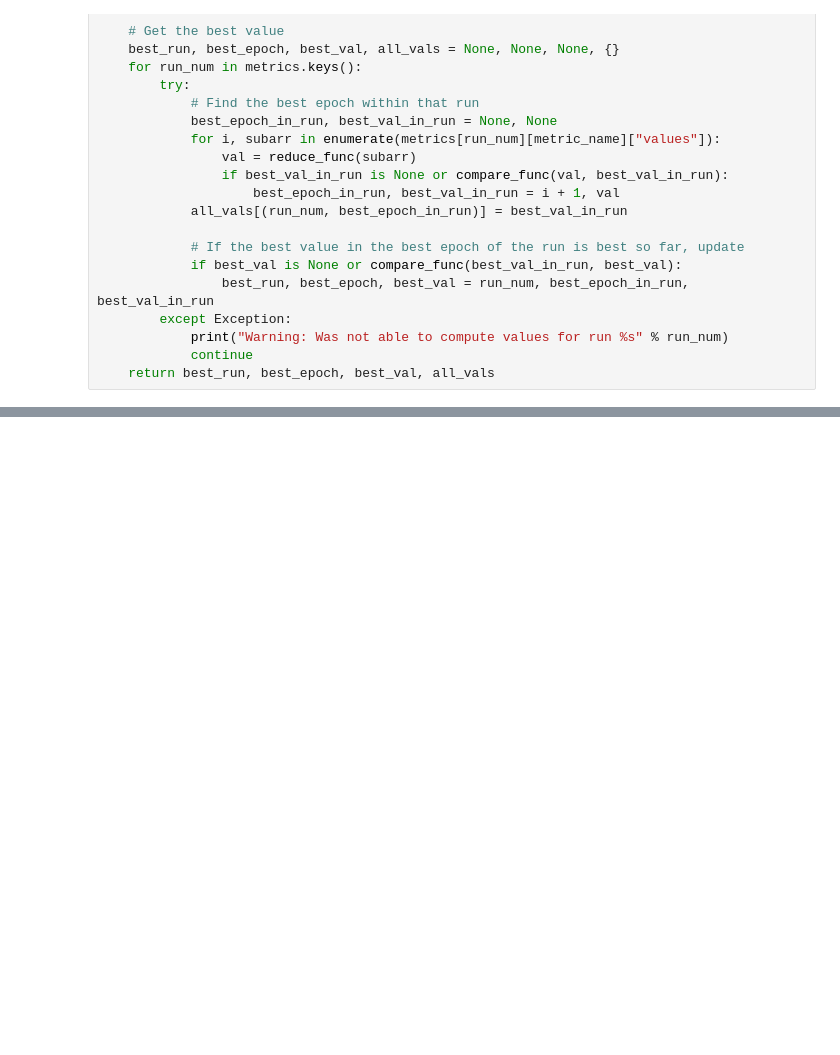
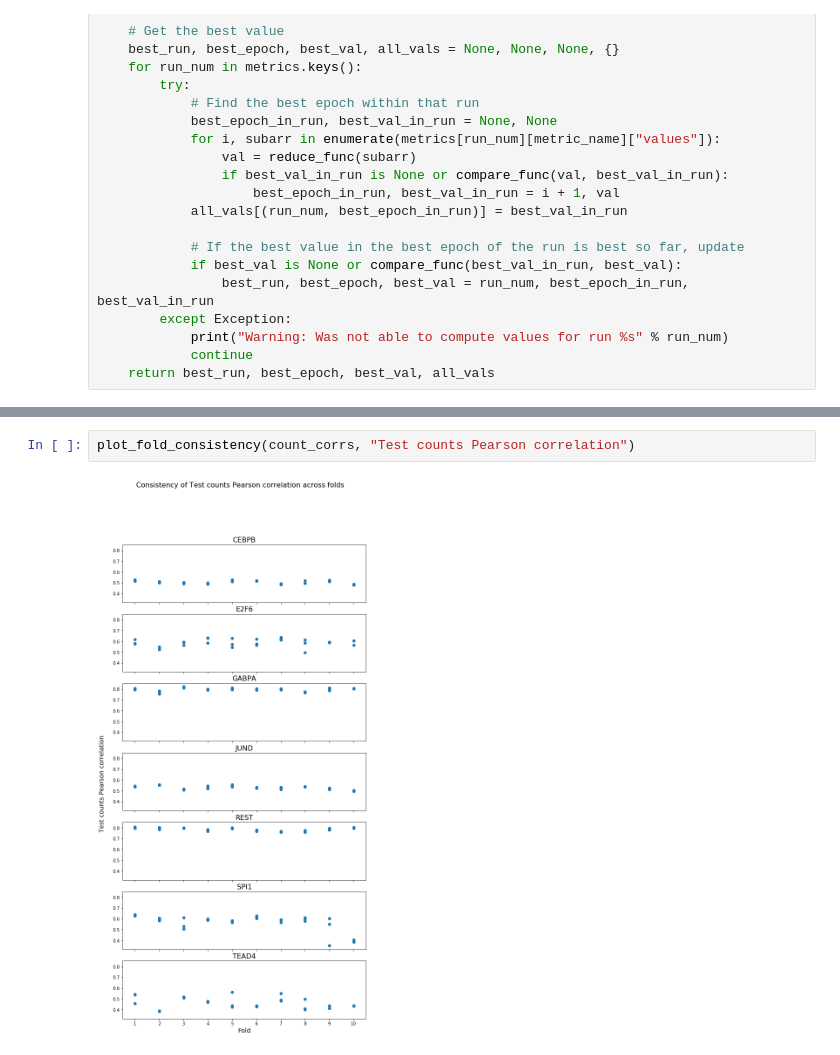
Before and after one commit to kundajelab/neural_motif_discovery, a Jupyter notebook: notebooks/training_statistics.ipynb, the cells around one changed output, grey strips where cells are left out. Saved outputs shown, nothing was run; the diff lists cells and outputs as text; blank space fills up the shorter version.

```diff
--- a/notebooks/training_statistics.ipynb
+++ b/notebooks/training_statistics.ipynb
@@ -98,0 +154,4 @@ Associated value: 237.29014115510162
+# %%
+plot_fold_consistency(count_corrs, "Test counts Pearson correlation")
+# %% [output]
+[figure, added]
```
Also changed, not shown: parts of 5 cells of this notebook.
